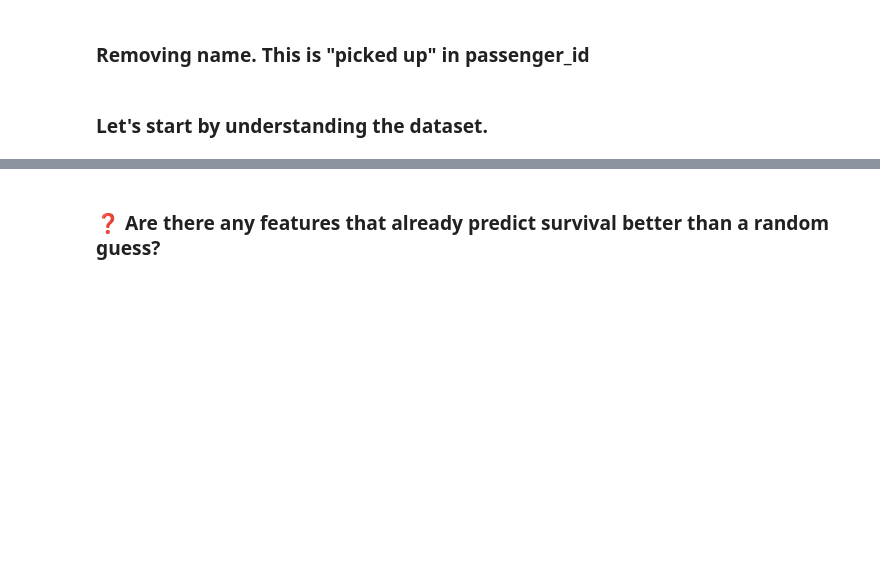
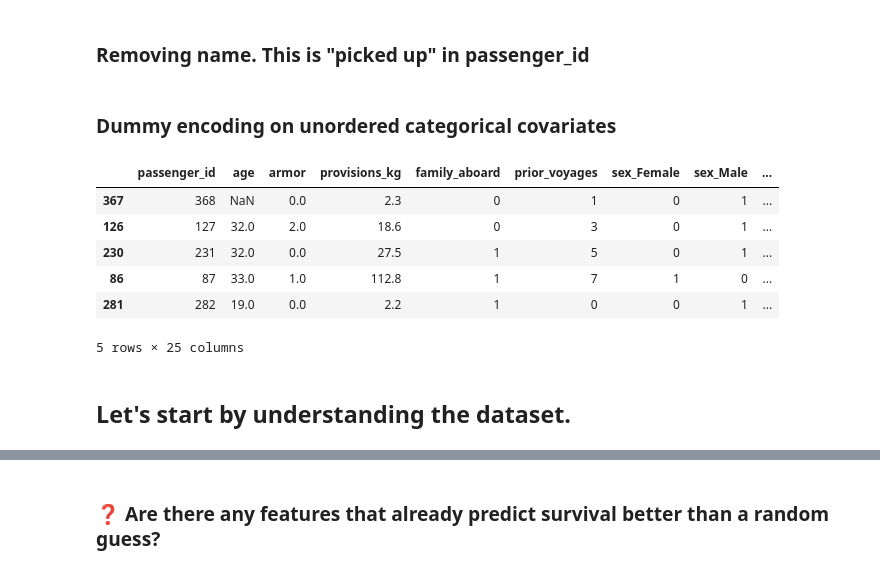
Before and after one commit to EinarJohannes/intro_ml_assignment_2, a Jupyter notebook: Problem2.ipynb, the cells around one changed output, grey strips where cells are left out. Cells and saved outputs as stored; diff of their text form; code cells hidden in the pictures; blank space fills up the shorter version.

```diff
--- a/Problem2.ipynb
+++ b/Problem2.ipynb
@@ -555,3 +556,5 @@ if "name" in X_train.columns:
 
 if "name" in X_test.columns:
     X_test = X_test.drop(columns = ["name"])
+# %% [markdown]
+### Dummy encoding on unordered categorical covariates
@@ -558,5 +609,15 @@ if "name" in X_test.columns:
+# %%
+X_train.head()
+# %% [output]
+|  | passenger_id | age | armor | provisions_kg | family_aboard | prior_voyages | sex_Female | sex_Male | ... |
+| 367 | 368 | NaN | 0.0 | 2.3 | 0 | 1 | 0 | 1 | ... |
+| 126 | 127 | 32.0 | 2.0 | 18.6 | 0 | 3 | 0 | 1 | ... |
+| 230 | 231 | 32.0 | 0.0 | 27.5 | 1 | 5 | 0 | 1 | ... |
+| 86 | 87 | 33.0 | 1.0 | 112.8 | 1 | 7 | 1 | 0 | ... |
+| 281 | 282 | 19.0 | 0.0 | 2.2 | 1 | 0 | 0 | 1 | ... |
+5 rows × 25 columns
 # %% [markdown]
-### Let's start by understanding the dataset.
+## Let's start by understanding the dataset.
 # %%
 plt.hist(train["survived"], bins = 3)
 plt.title("Survival rates in training dataset")
```
Also changed, not shown: parts of 24 cells of this notebook.
